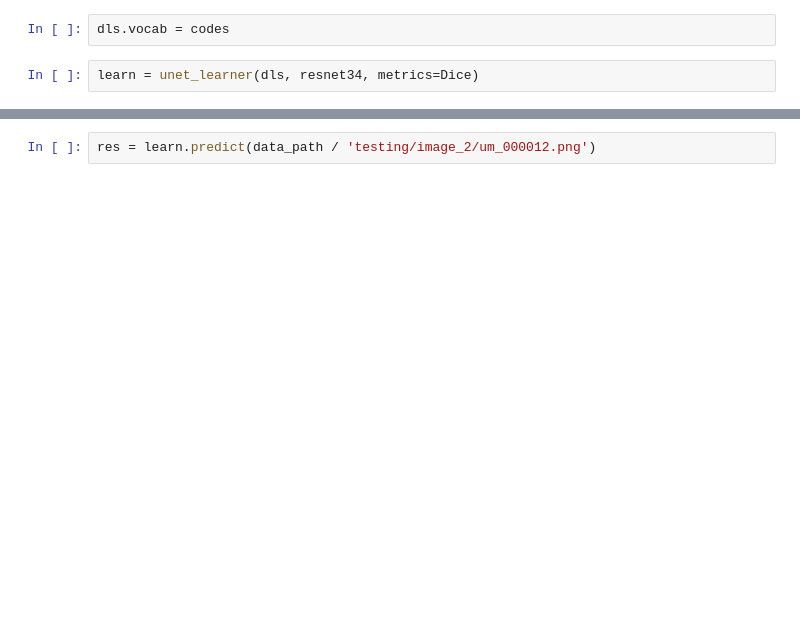
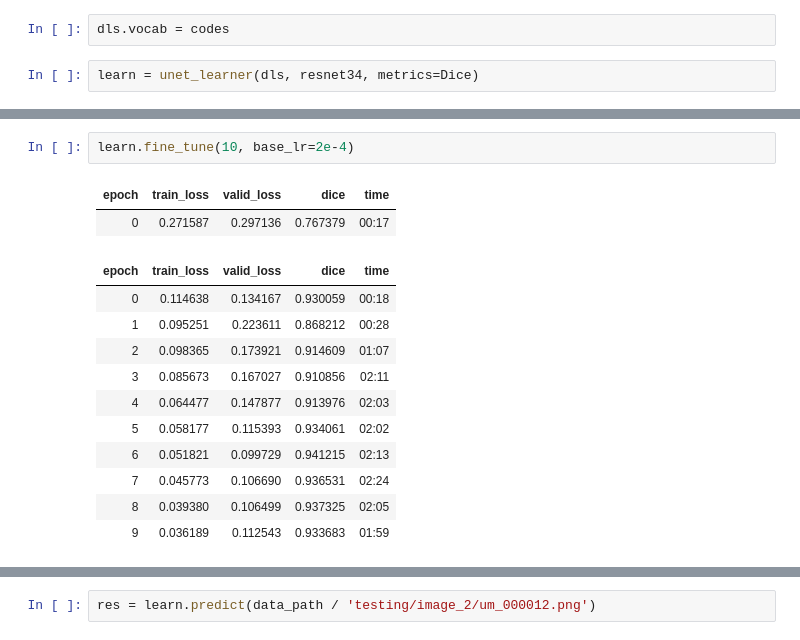
Before and after one commit to AbdulmalikAlyousfi/self-driving-cars, a Jupyter notebook: road_segmentation/model_trainer.ipynb, the cells around one changed output, grey strips where cells are left out. Drawn from its saved outputs; the diff is of its cells as text; blank space fills up the shorter version.

```diff
--- a/road_segmentation/model_trainer.ipynb
+++ b/road_segmentation/model_trainer.ipynb
@@ -140,3 +158,19 @@ learn.fine_tune(2)
+# %%
+learn.fine_tune(10, base_lr=2e-4)
+# %% [output]
+| epoch | train_loss | valid_loss | dice | time |
+| 0 | 0.271587 | 0.297136 | 0.767379 | 00:17 |
+| epoch | train_loss | valid_loss | dice | time |
+| 0 | 0.114638 | 0.134167 | 0.930059 | 00:18 |
+| 1 | 0.095251 | 0.223611 | 0.868212 | 00:28 |
+| 2 | 0.098365 | 0.173921 | 0.914609 | 01:07 |
+| 3 | 0.085673 | 0.167027 | 0.910856 | 02:11 |
+| 4 | 0.064477 | 0.147877 | 0.913976 | 02:03 |
+| 5 | 0.058177 | 0.115393 | 0.934061 | 02:02 |
+| 6 | 0.051821 | 0.099729 | 0.941215 | 02:13 |
+| 7 | 0.045773 | 0.106690 | 0.936531 | 02:24 |
+| 8 | 0.039380 | 0.106499 | 0.937325 | 02:05 |
+| 9 | 0.036189 | 0.112543 | 0.933683 | 01:59 |
 # %%
 learn.show_results(cmap='Blues', vmin=0, vmax=1)
 # %% [output]
```
Also changed, not shown: parts of 8 cells of this notebook, 3 other files.
